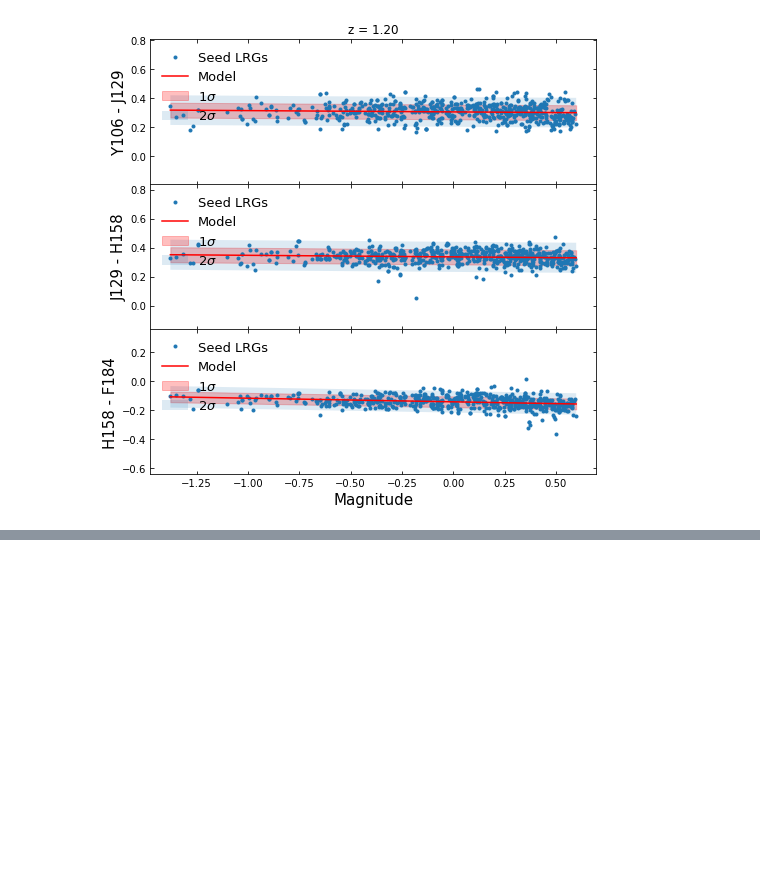
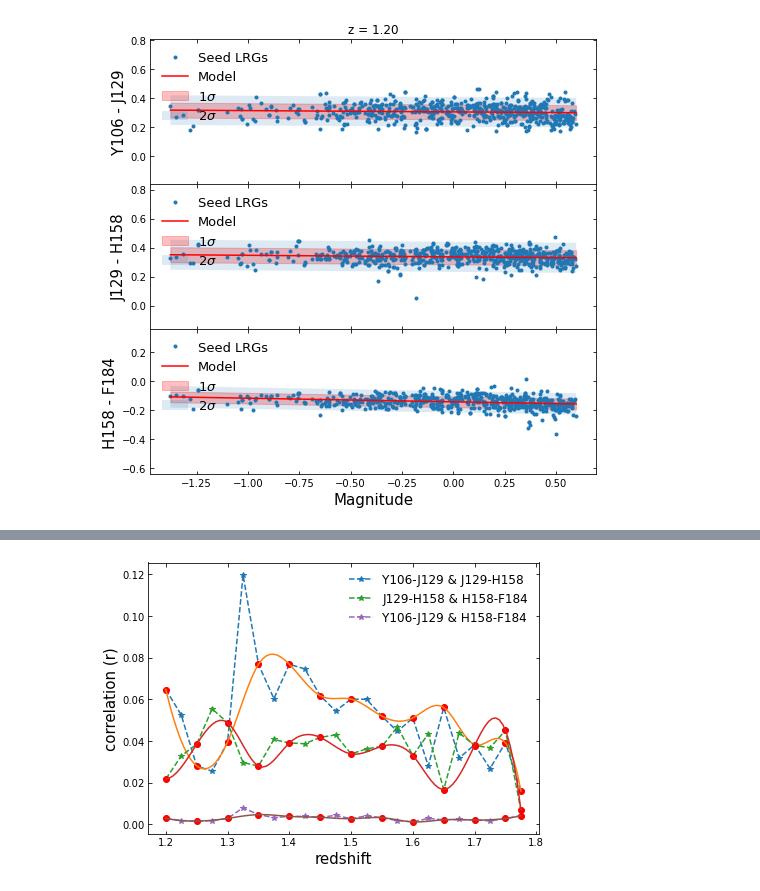
Before and after one commit to Zhiyuan-G/Rubin-Roman-redmagic, a Jupyter notebook: Roman_red_sequence_calibration.ipynb, the cells around one changed output, grey strips where cells are left out. Saved outputs shown, nothing was run; the diff lists cells and outputs as text; code cells hidden in the pictures; blank space fills up the shorter version.

```diff
--- a/Roman_red_sequence_calibration.ipynb
+++ b/Roman_red_sequence_calibration.ipynb
@@ -350,0 +316,11 @@ for j in range(4):
+# %%
+fr = ['Y106','J129','H158','F184']
+z_low = 1.2
+z_high = z_low + 0.025
+z_mask = (zs > z_low) & (zs < z_high)
+m_ref_mean,mag_ref,color1,color2,sigma_c0,sigma_c1,sigma_c2,sigma_c3= get_vals2(c1 = fr[0],c2 = fr[1],c3 = fr[1],c4 = fr[2],ref_m=fr[-1],z_mask=z_mask)
+x0 = (0)
+res = minimize(func_off_diag_only,x0,
+              args=(color1, color2,mag_ref,m_ref_mean,sigma_c0,sigma_c1,sigma_c2,sigma_c3,
+                    parm_vals[0][0],parm_vals[0][1],parm_vals[0][2],parm_vals[0][4],parm_vals[0][5],
+                    parm_vals[0][6]))
@@ -350,0 +348,29 @@ for j in range(4):
+# %%
+zss = np.linspace(1.2,1.775,100)
+node_num = 2
+plt.figure(figsize = (7,5))
+color_pair = [[0,1,1,2],[1,2,2,3],[0,1,2,3]]
+interp_n = ['r1','r2','r3']
+count = 0
+for k in range(3):
+    node_z = []
+    node_val = []
+    plt.plot(zs_low,r_array[:,k],'*--',label = '%s-%s & %s-%s'%(fr[color_pair[k][0]],fr[color_pair[k][1]],fr[color_pair[k][2]],fr[color_pair[k][3]]))
+
+
+
+    for ii in range(len(r_array[:,k])):
+        if ii % node_num == 0 or ii == 0 or ii == (len(parm_vals[:,k*4+j])-1):
+            node_z.append(zs_low[ii])
+            node_val.append(r_array[:,k][ii])
+    f = interp1d(node_z, node_val, kind='cubic',fill_value='extrapolate')
+    interpolators[interp_n[count]] = f
+    count += 1
+    plt.plot(node_z,node_val,'ro')
+    plt.plot(zss,f(zss),'-')
+    plt.ylabel('correlation (r)',fontsize = 15)
+    plt.xlabel('redshift',fontsize = 15)
+    plt.legend(fontsize = 12,frameon = False)
+#plt.savefig('plots/red_sequence_off_diag_r.pdf')
+# %% [output]
+[figure, added]
```
Also changed, not shown: parts of 26 cells of this notebook.
